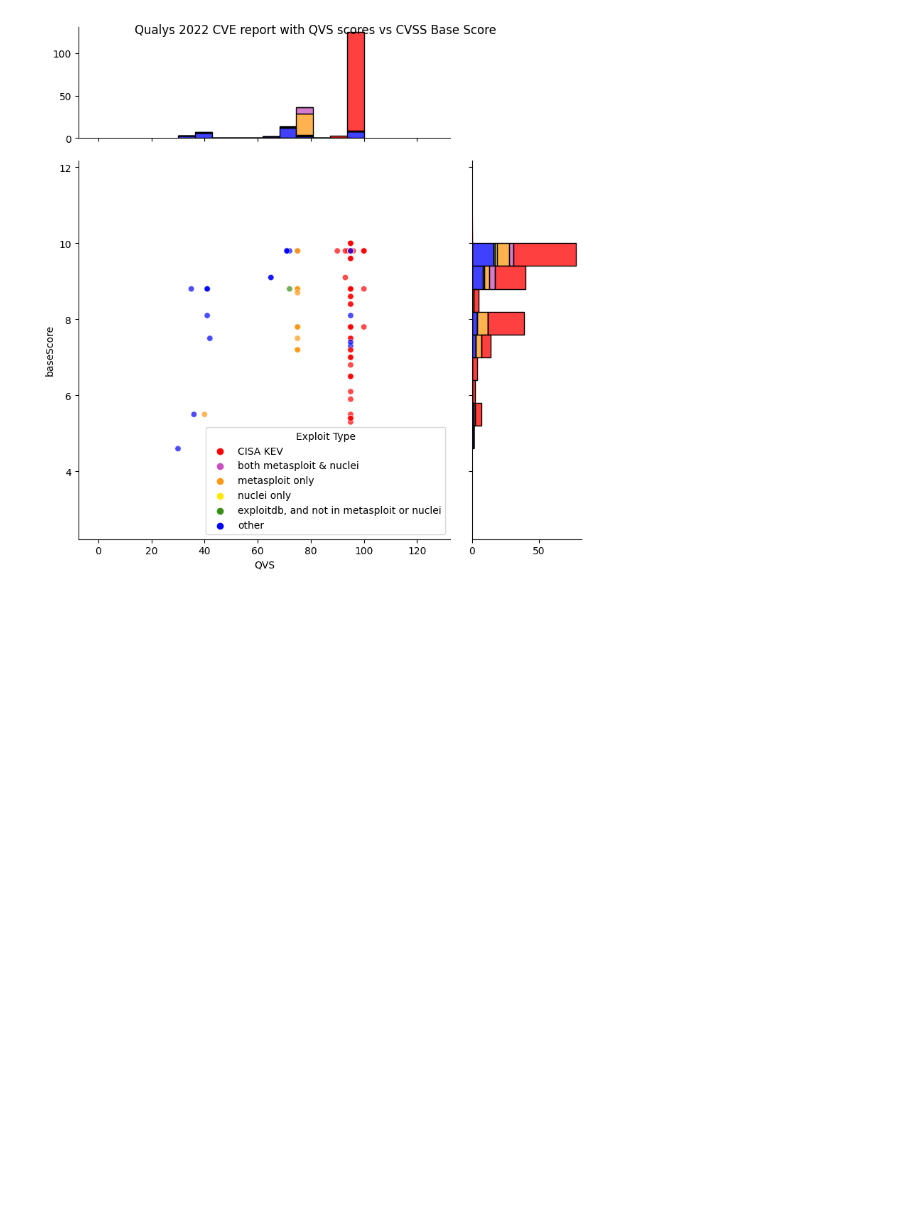
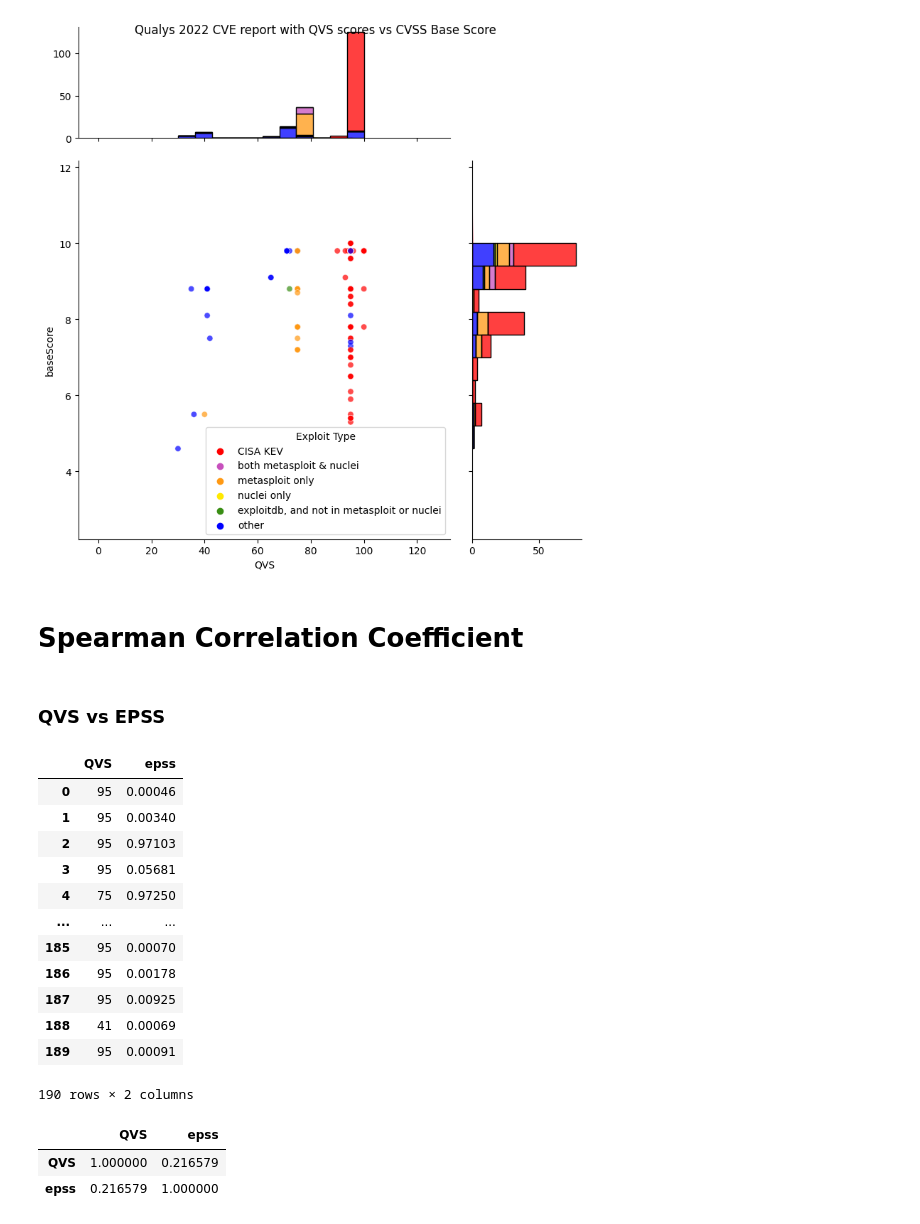
Before and after one commit to RiskBasedPrioritization/RiskBasedPrioritizationAnalysis, a Jupyter notebook: analysis/qualys.ipynb, the cells around one changed output. Cells and saved outputs as stored; diff of their text form; code cells hidden in the pictures; blank space fills up the shorter version.

```diff
--- a/analysis/qualys.ipynb
+++ b/analysis/qualys.ipynb
@@ -80,3 +81,31 @@ g.fig.suptitle("Qualys 2022 CVE report with QVS scores vs CVSS Base Score")
 # %% [output]
 Text(0.5, 0.98, 'Qualys 2022 CVE report with QVS scores vs CVSS Base Score')
 [figure]
+# %% [markdown]
+# Spearman Correlation Coefficient
+# %% [markdown]
+### QVS vs EPSS
+# %%
+df_epss = df_qualys2022[["QVS", "epss"]]
+df_epss
+# %% [output]
+|  | QVS | epss |
+| 0 | 95 | 0.00046 |
+| 1 | 95 | 0.00340 |
+| 2 | 95 | 0.97103 |
+| 3 | 95 | 0.05681 |
+| 4 | 75 | 0.97250 |
+| ... | ... | ... |
+| 185 | 95 | 0.00070 |
+| 186 | 95 | 0.00178 |
+| 187 | 95 | 0.00925 |
+| 188 | 41 | 0.00069 |
+| 189 | 95 | 0.00091 |
+190 rows × 2 columns
+# %%
+my_r = df_epss.corr(method="spearman")
+my_r
+# %% [output]
+|  | QVS | epss |
+| QVS | 1.000000 | 0.216579 |
+| epss | 0.216579 | 1.000000 |
```
Also changed, not shown: parts of 9 cells of this notebook.
